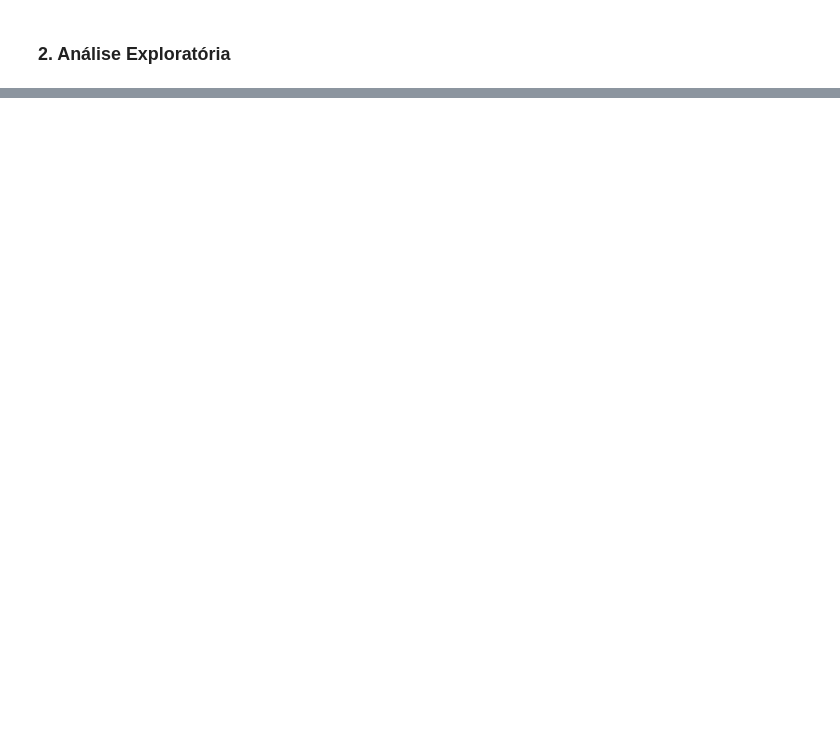
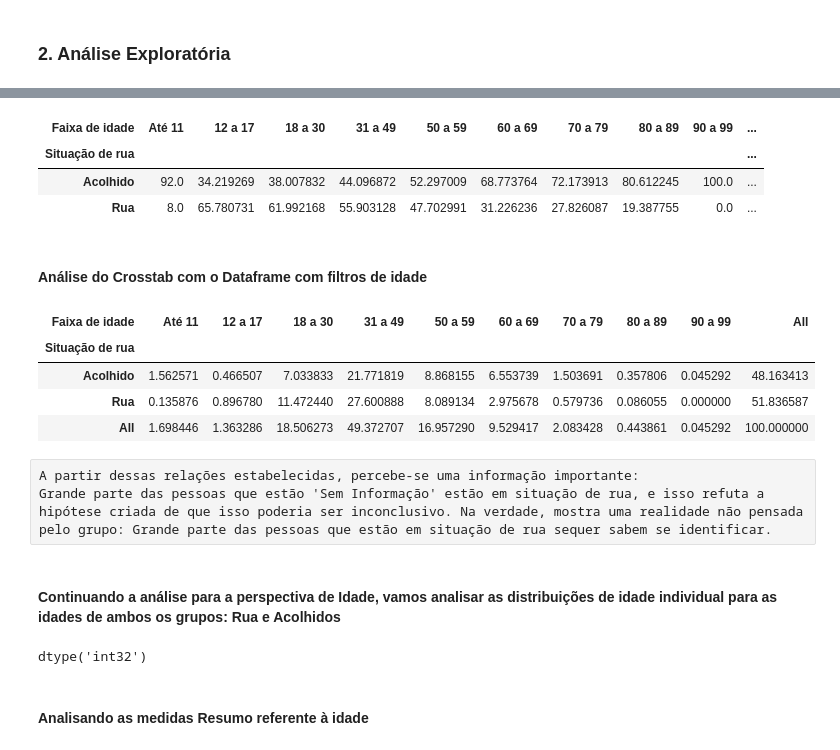
Before and after one commit to wellingtonrs07/Infer-ncia-Planos-de-Sa-de, a Jupyter notebook: Inferência_moradores_de_rua (Principal)/Planilha_Tratada_Projeto2.ipynb, the cells around one changed output, grey strips where cells are left out. Saved outputs shown, nothing was run; the diff lists cells and outputs as text; code cells hidden in the pictures; blank space fills up the shorter version.

```diff
--- a/Inferência_moradores_de_rua (Principal)/Planilha_Tratada_Projeto2.ipynb
+++ b/Inferência_moradores_de_rua (Principal)/Planilha_Tratada_Projeto2.ipynb
@@ -163,0 +218,4 @@ dtype: object
+# %%
+filtro_info = df['Faixa de idade'] != 'Sem informação'
+dados_idade_c_info = df.loc[filtro_info , :]
+dados_idade_c_info['Faixa de idade'].value_counts(sort = False , normalize=True ).to_frame()
@@ -163,0 +248,33 @@ dtype: object
+# %%
+#Porcentagem em relação às colunas
+pd.crosstab(df['Situação de rua'], df['Faixa de idade'], normalize='columns'  , margins=True )*100
+# %% [output]
+| Faixa de idade | Até 11 | 12 a 17 | 18 a 30 | 31 a 49 | 50 a 59 | 60 a 69 | 70 a 79 | 80 a 89 | 90 a 99 | ... |
+| Situação de rua |  |  |  |  |  |  |  |  |  | ... |
+| Acolhido | 92.0 | 34.219269 | 38.007832 | 44.096872 | 52.297009 | 68.773764 | 72.173913 | 80.612245 | 100.0 | ... |
+| Rua | 8.0 | 65.780731 | 61.992168 | 55.903128 | 47.702991 | 31.226236 | 27.826087 | 19.387755 | 0.0 | ... |
+# %% [markdown]
+#### Análise do Crosstab com o Dataframe com filtros de idade
+# %%
+#Dados com Porcentagens totais
+pd.crosstab(dados_idade_c_info['Situação de rua'], dados_idade_c_info['Faixa de idade'], normalize=True  , margins=True )*100
+# %% [output]
+| Faixa de idade | Até 11 | 12 a 17 | 18 a 30 | 31 a 49 | 50 a 59 | 60 a 69 | 70 a 79 | 80 a 89 | 90 a 99 | All |
+| Situação de rua |  |  |  |  |  |  |  |  |  |  |
+| Acolhido | 1.562571 | 0.466507 | 7.033833 | 21.771819 | 8.868155 | 6.553739 | 1.503691 | 0.357806 | 0.045292 | 48.163413 |
+| Rua | 0.135876 | 0.896780 | 11.472440 | 27.600888 | 8.089134 | 2.975678 | 0.579736 | 0.086055 | 0.000000 | 51.836587 |
+| All | 1.698446 | 1.363286 | 18.506273 | 49.372707 | 16.957290 | 9.529417 | 2.083428 | 0.443861 | 0.045292 | 100.000000 |
+# %% [raw]
+A partir dessas relações estabelecidas, percebe-se uma informação importante:
+Grande parte das pessoas que estão 'Sem Informação' estão em situação de rua, e isso refuta a hipótese criada de que isso poderia ser inconclusivo. Na verdade, mostra uma realidade não pensada pelo grupo: Grande parte das pessoas que estão em situação de rua sequer sabem se identificar.
+# %% [markdown]
+#### Continuando a análise para a perspectiva de Idade, vamos analisar as distribuições de idade individual para as idades de ambos os grupos: Rua e Acolhidos
+# %%
+#Aqui, precisamos converter as Variáveis 'Idade' em Variáveis Inteiras, para a montagem do histograma, é importante salientar que,
+#esse problema
+filtro_idade = df['Idade'] != 'Não respondeu'
+df_hist = df.loc[filtro_idade , : ]
+le = LabelEncoder()
+df_hist['Idade'] = le.fit_transform(df_hist['Idade'])
+# %% [output]
+dtype('int32')
@@ -163,0 +289,2 @@ dtype: object
+# %% [markdown]
+#### Analisando as medidas Resumo referente à idade
```
Also changed, not shown: parts of 32 cells of this notebook.
